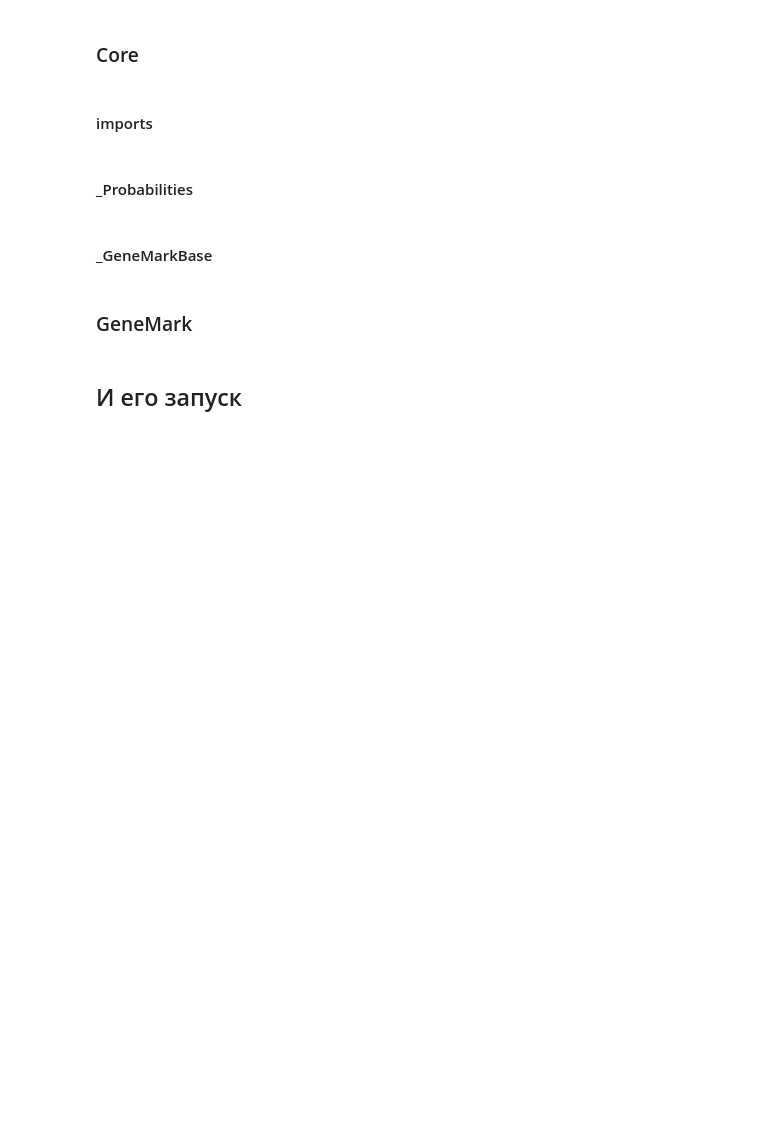
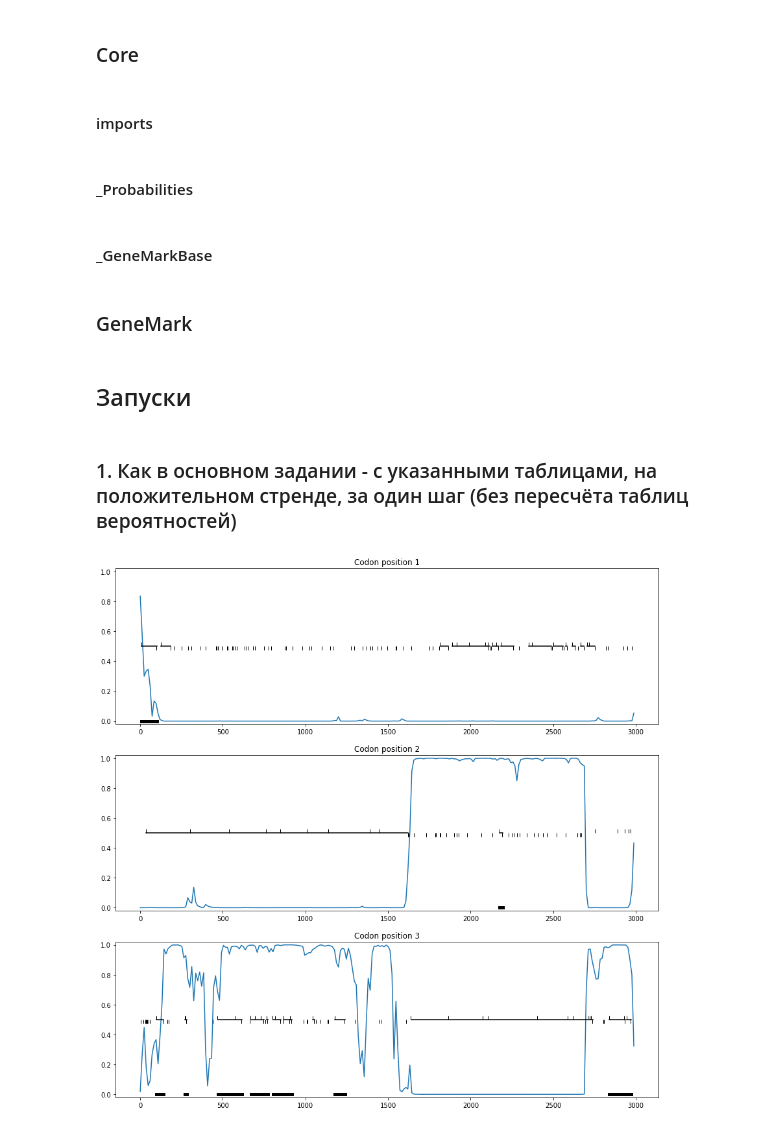
Before and after one commit to SpryGorgon/hse22_hw3, a Jupyter notebook: src/sem_hsebio_hw3.ipynb, the cells around one changed output. Cells and saved outputs as stored; diff of their text form; code cells hidden in the pictures; blank space fills up the shorter version.

```diff
--- a/src/sem_hsebio_hw3.ipynb
+++ b/src/sem_hsebio_hw3.ipynb
@@ -717,5 +701,14 @@ class GeneMark(_GeneMarkBase):
         probs = self.get_pos_probs(seq, start, stop, step, window, both_strands)
 
         self.plot_graph(seq, probs, start, stop, step, drop_ncods, both_strands, p_value_quantile=p_value_quantile, p_value_treshold=p_value_treshold)
-# %% [markdown]
-## И его запуск
+# %% [markdown]
+## Запуски
+# %% [markdown]
+### 1. Как в основном задании - с указанными таблицами, на положительном стренде, за один шаг (без пересчёта таблиц вероятностей)
+# %%
+mark1 = GeneMark()
+mark1.set_tables(t1,t2)
+predicted_genes = mark1.predict(seq, start=0, stop=3000, tol=1e-4, max_iters=1, no_out=False, both_strands=False)
+print(f"\nPredicted genes:\n{predicted_genes}")
+# %% [output]
+[figure, added]
```
Also changed, not shown: parts of 21 cells of this notebook, 1 other file.
